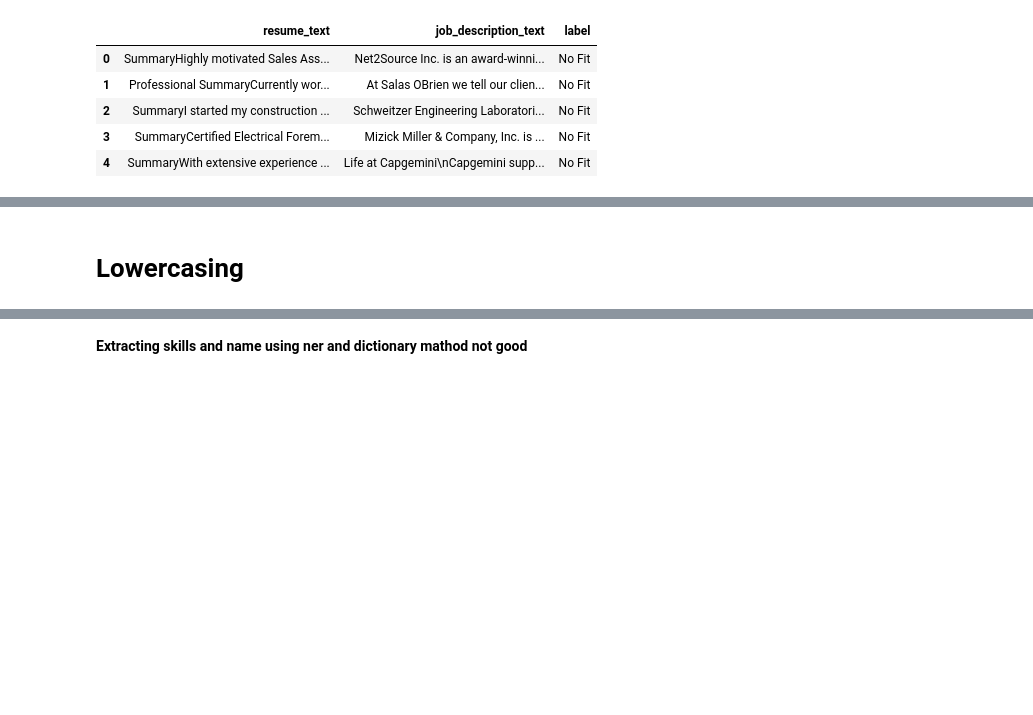
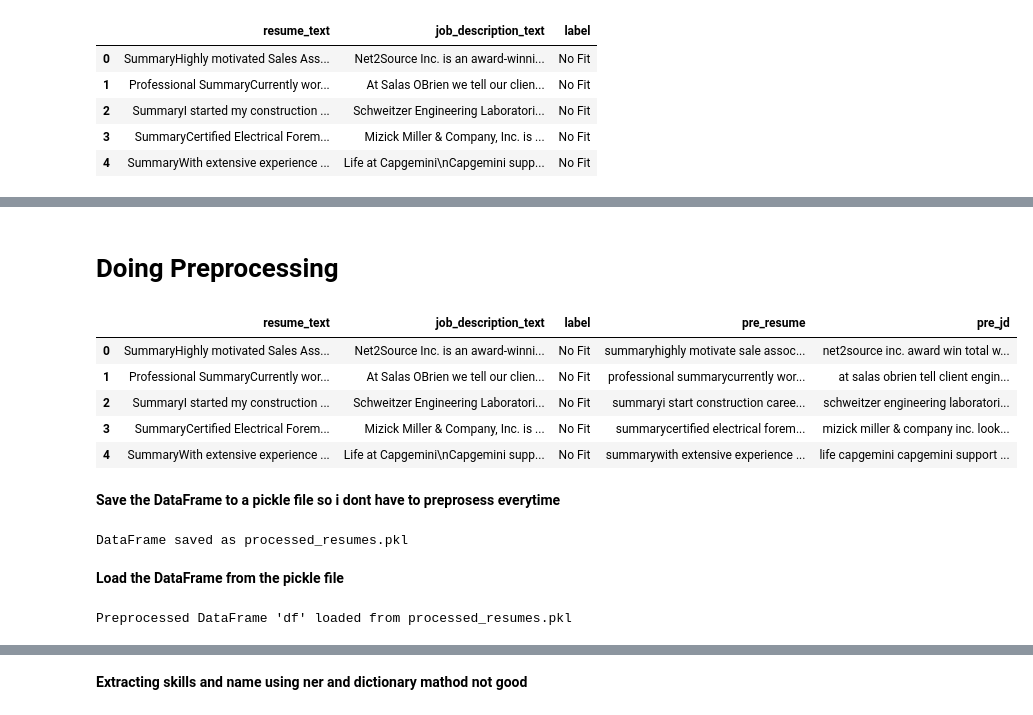
Before and after one commit to adnanbhat7/Job_AI, a Jupyter notebook: main.ipynb, the cells around one changed output, grey strips where cells are left out. Saved outputs shown, nothing was run; the diff lists cells and outputs as text; code cells hidden in the pictures; blank space fills up the shorter version.

```diff
--- a/main.ipynb
+++ b/main.ipynb
@@ -903,5 +961,30 @@ df["label"].unique()
-# %% [markdown]
-# Lowercasing
-# %%
-df["resume_text"] = df["resume_text"].str.lower()
-df ["job_description_text"] = df["job_description_text"].str.lower()
+# %% [markdown]
+# Doing Preprocessing
+# %%
+df["pre_resume"]= df["resume_text"].apply(preprocessing)
+# %%
+df["pre_jd"]= df["job_description_text"].apply(preprocessing)
+# %%
+df.head()
+# %% [output]
+|  | resume_text | job_description_text | label | pre_resume | pre_jd |
+| 0 | SummaryHighly motivated Sales Ass... | Net2Source Inc. is an award-winni... | No Fit | summaryhighly motivate sale assoc... | net2source inc. award win total w... |
+| 1 | Professional SummaryCurrently wor... | At Salas OBrien we tell our clien... | No Fit | professional summarycurrently wor... | at salas obrien tell client engin... |
+| 2 | SummaryI started my construction ... | Schweitzer Engineering Laboratori... | No Fit | summaryi start construction caree... | schweitzer engineering laboratori... |
+| 3 | SummaryCertified Electrical Forem... | Mizick Miller & Company, Inc. is ... | No Fit | summarycertified electrical forem... | mizick miller & company inc. look... |
+| 4 | SummaryWith extensive experience ... | Life at Capgemini\nCapgemini supp... | No Fit | summarywith extensive experience ... | life capgemini capgemini support ... |
+# %% [markdown]
+**Save the DataFrame to a pickle file so i dont have to preprosess everytime**
+# %%
+df.to_pickle("processed_resumes.pkl")
+print("DataFrame saved as processed_resumes.pkl")
+# %% [output]
+DataFrame saved as processed_resumes.pkl
+# %% [markdown]
+**Load the DataFrame from the pickle file**
+# %%
+import pandas as pd
+df = pd.read_pickle("processed_resumes.pkl")
+print("Preprocessed DataFrame 'df' loaded from processed_resumes.pkl")
+# %% [output]
+Preprocessed DataFrame 'df' loaded from processed_resumes.pkl
```
Also changed, not shown: parts of 33 cells of this notebook, 1 other file.
